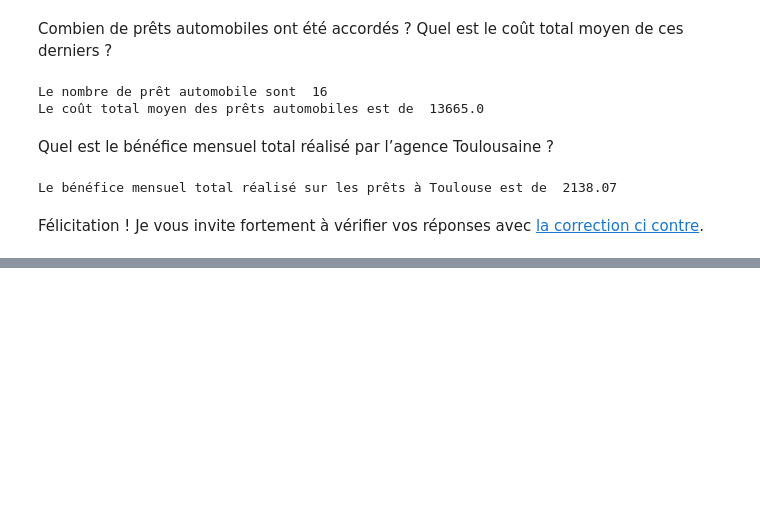
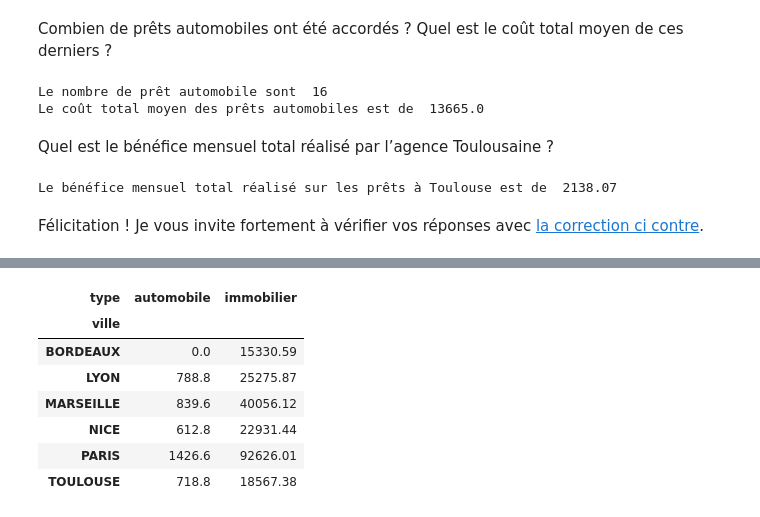
Before and after one commit to ChristianMDG/DataScience, a Jupyter notebook: notebooks/P2/P2C3 - Filtrez les données du data frame.ipynb, the cells around one changed output, grey strips where cells are left out. Drawn from its saved outputs; the diff is of its cells as text; code cells hidden in the pictures; blank space fills up the shorter version.

```diff
--- a/notebooks/P2/P2C3 - Filtrez les données du data frame.ipynb
+++ b/notebooks/P2/P2C3 - Filtrez les données du data frame.ipynb
@@ -98,0 +142,13 @@ Félicitation ! Je vous invite fortement à vérifier vos réponses avec [la cor
+# %%
+data = prets.pivot_table(index='ville', columns='type',
+    values='remboursement', aggfunc='sum', fill_value=0)
+data
+# %% [output]
+| type | automobile | immobilier |
+| ville |  |  |
+| BORDEAUX | 0.0 | 15330.59 |
+| LYON | 788.8 | 25275.87 |
+| MARSEILLE | 839.6 | 40056.12 |
+| NICE | 612.8 | 22931.44 |
+| PARIS | 1426.6 | 92626.01 |
+| TOULOUSE | 718.8 | 18567.38 |
```
Also changed, not shown: parts of 5 cells of this notebook.
